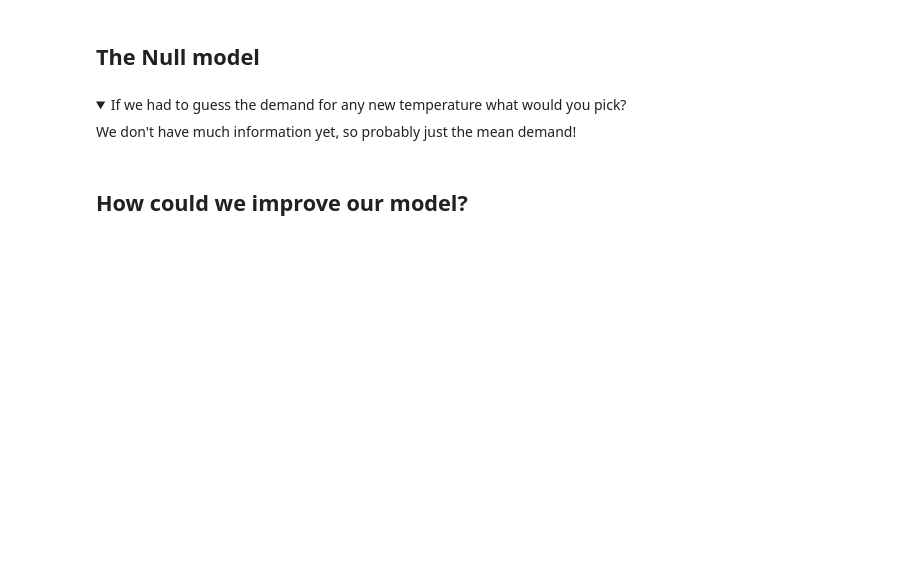
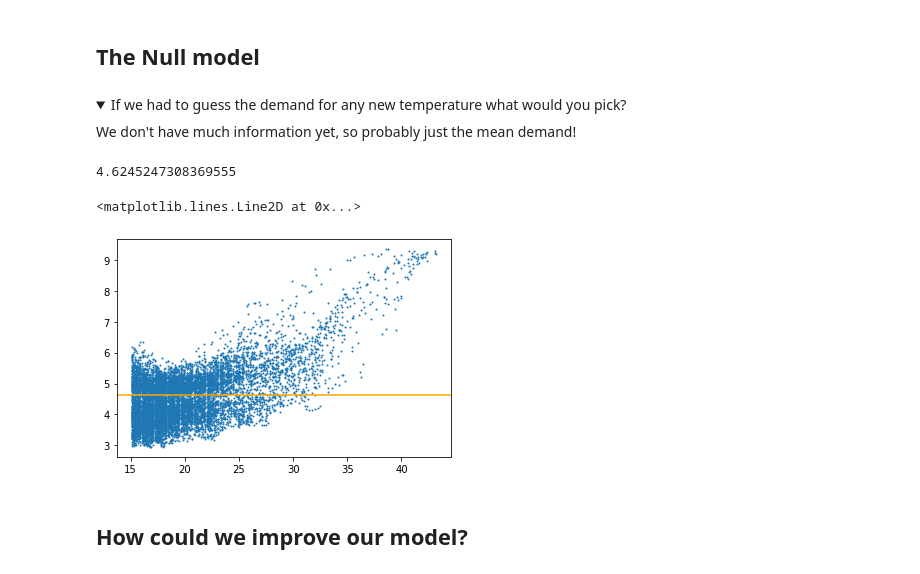
Before and after one commit to samar22basel/ITE_Machine_Learning_Workshop, a Jupyter notebook: Notebook/Lesson-linear-regression/starter-code.ipynb, the cells around one changed output. Cells and saved outputs as stored; diff of their text form; code cells hidden in the pictures; folded sections open; blank space fills up the shorter version.

```diff
--- a/Notebook/Lesson-linear-regression/starter-code.ipynb
+++ b/Notebook/Lesson-linear-regression/starter-code.ipynb
@@ -48,6 +70,16 @@ elec = elec[elec["temp"] > 15]
 <details><summary>If we had to guess the demand for any new temperature what would you pick?</summary>
 We don't have much information yet, so probably just the mean demand!
 </details>
+# %%
+elec['demand'].mean()
+# %% [output]
+4.6245247308369555
+# %%
+plt.scatter(elec["temp"],elec['demand'],s=1)
+plt.axhline(elec['demand'].mean(),color='orange')
+# %% [output]
+<matplotlib.lines.Line2D at 0x...>
+[figure, added]
 # %% [markdown]
 ## How could we improve our model?
 # %% [markdown]
```
Also changed, not shown: parts of 17 cells of this notebook, 16 other files.
